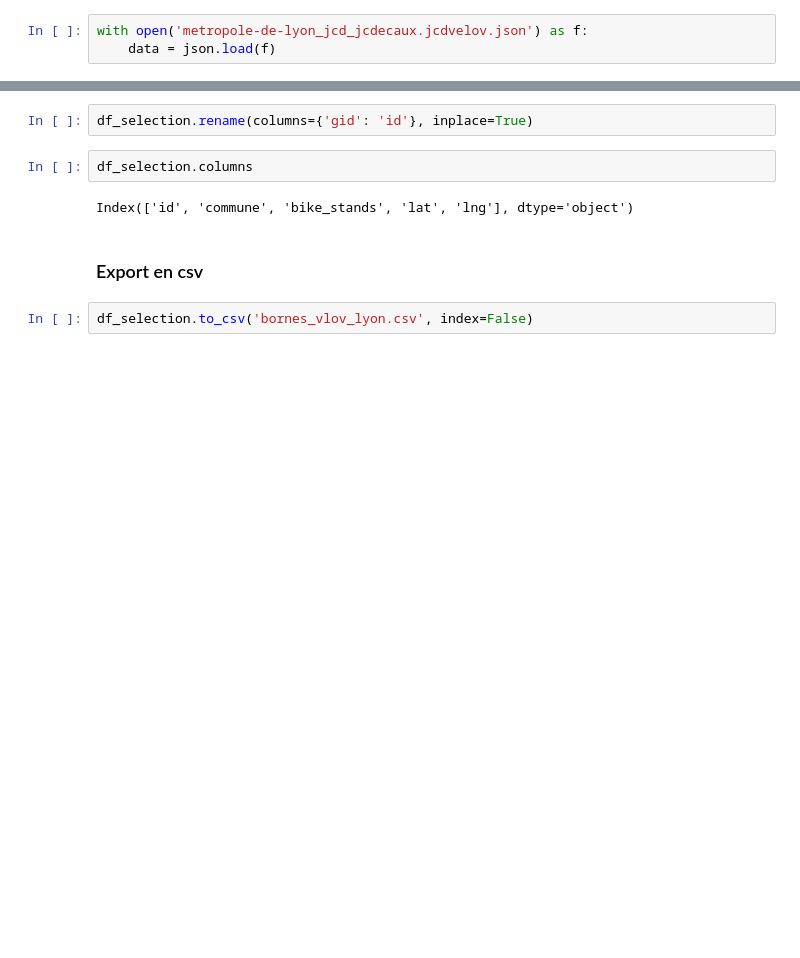
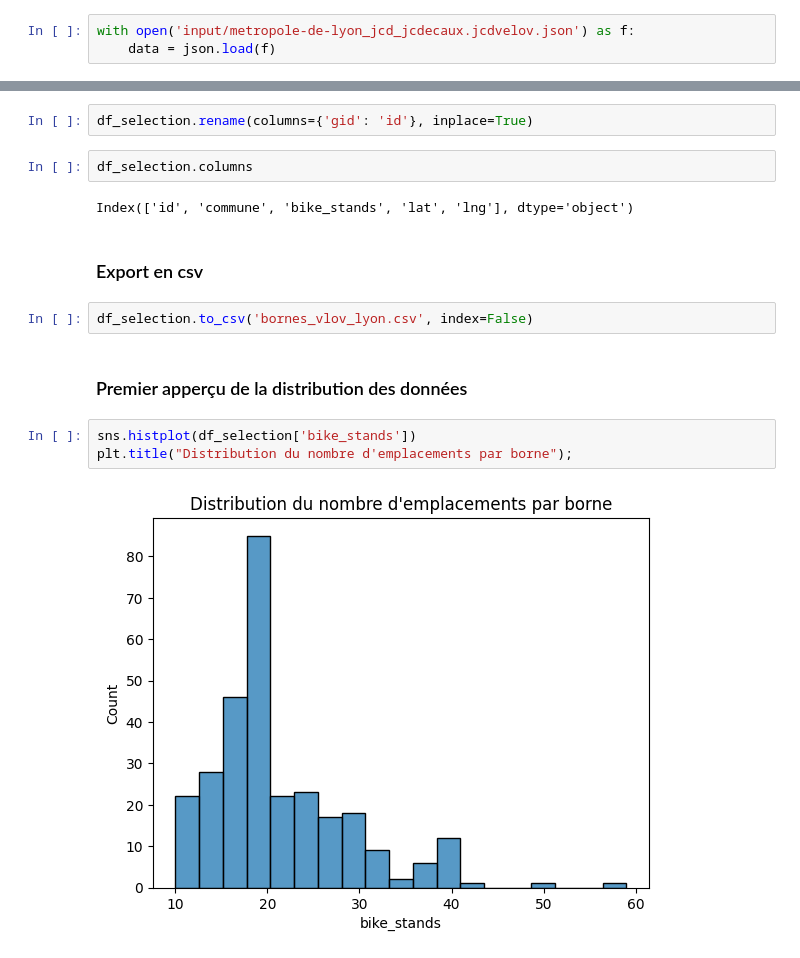
Before and after one commit to CamilleVacant/pedaler, a Jupyter notebook: bornes_vlov_lyon.ipynb, the cells around one changed output, grey strips where cells are left out. Drawn from its saved outputs; the diff is of its cells as text; blank space fills up the shorter version.

Commit message:
[bornes vlov lyon] exploration de la distribution des données

```diff
--- a/bornes_vlov_lyon.ipynb
+++ b/bornes_vlov_lyon.ipynb
@@ -6,7 +8,7 @@ import json
 # %% [markdown]
 ### Chargement du dataset
 # %%
-with open('metropole-de-lyon_jcd_jcdecaux.jcdvelov.json') as f:
+with open('input/metropole-de-lyon_jcd_jcdecaux.jcdvelov.json') as f:
     data = json.load(f)
 # %%
 data.keys()
@@ -140,3 +142,10 @@ Index(['id', 'commune', 'bike_stands', 'lat', 'lng'], dtype='object')
 ### Export en csv
 # %%
 df_selection.to_csv('bornes_vlov_lyon.csv', index=False)
+# %% [markdown]
+### Premier apperçu de la distribution des données
+# %%
+sns.histplot(df_selection['bike_stands'])
+plt.title("Distribution du nombre d'emplacements par borne");
+# %% [output]
+[figure, added]
```
Also changed, not shown: parts of 4 cells of this notebook.
